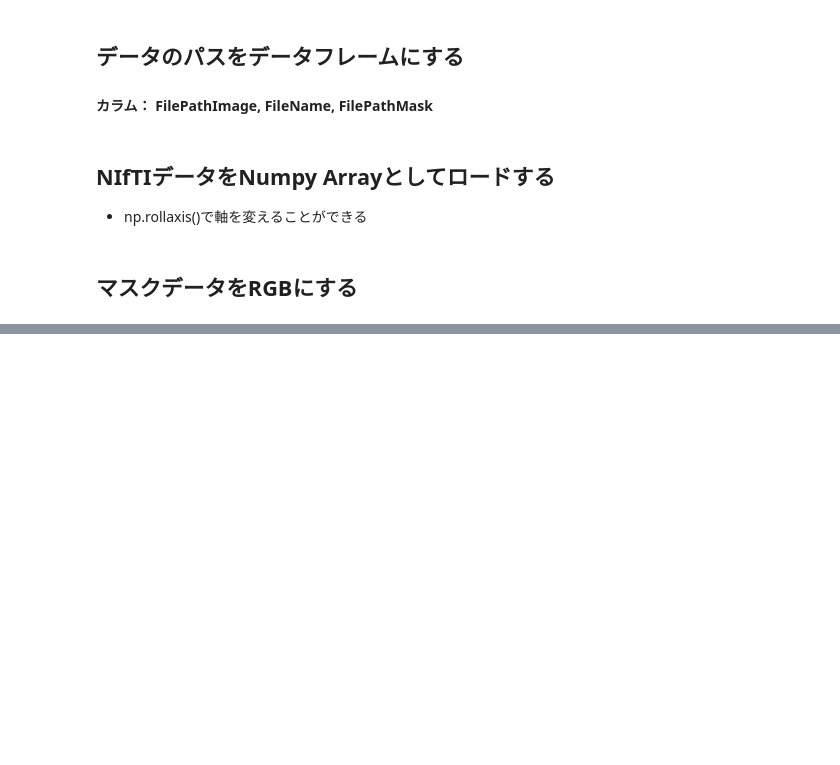
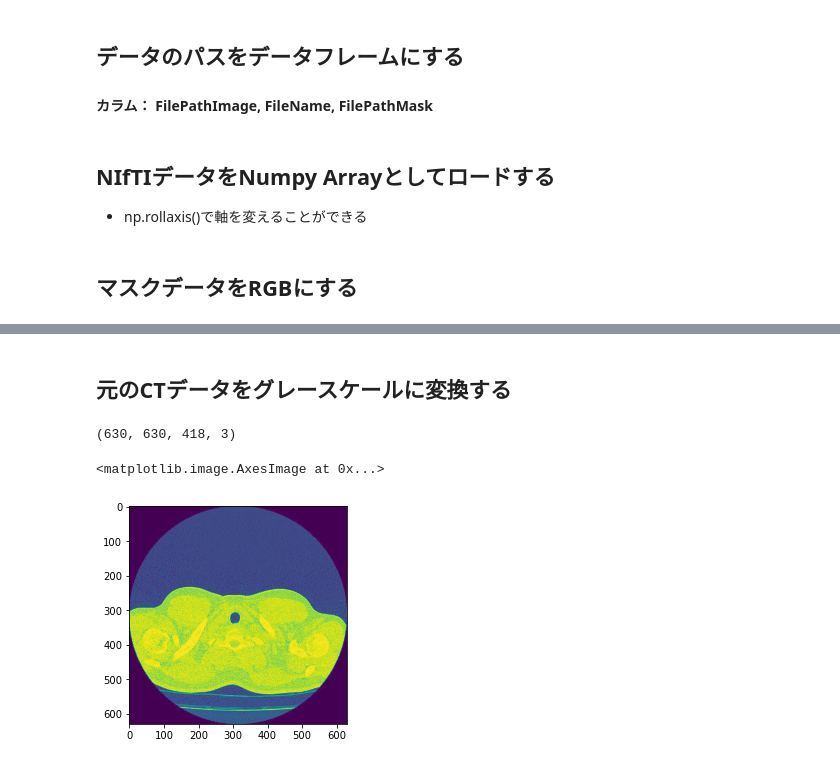
Before and after one commit to lotten30/python-lesson, a Jupyter notebook: datascientistus/Sec.9_Excercize.ipynb, the cells around one changed output, grey strips where cells are left out. Saved outputs shown, nothing was run; the diff lists cells and outputs as text; code cells hidden in the pictures; blank space fills up the shorter version.

```diff
--- a/datascientistus/Sec.9_Excercize.ipynb
+++ b/datascientistus/Sec.9_Excercize.ipynb
@@ -52,0 +46,18 @@ mask_color = ctvis.label_color(seg_data)
+# %% [markdown]
+## 元のCTデータをグレースケールに変換する
+# %%
+index = 0
+volume = ctvis.load_nifti(df.iloc[0]['FilePathImage'])
+mask = ctvis.load_nifti(df.iloc[0]['FilePathMask'])
+mask_color = ctvis.label_color(mask)
+# %%
+volume_gray = ctvis.hu_to_gray(volume)
+# %%
+volume_gray.shape
+# %% [output]
+(630, 630, 418, 3)
+# %%
+plt.imshow(volume_gray[:, :, 417])
+# %% [output]
+<matplotlib.image.AxesImage at 0x...>
+[figure, added]
```
Also changed, not shown: parts of 3 cells of this notebook, 1 other file.
